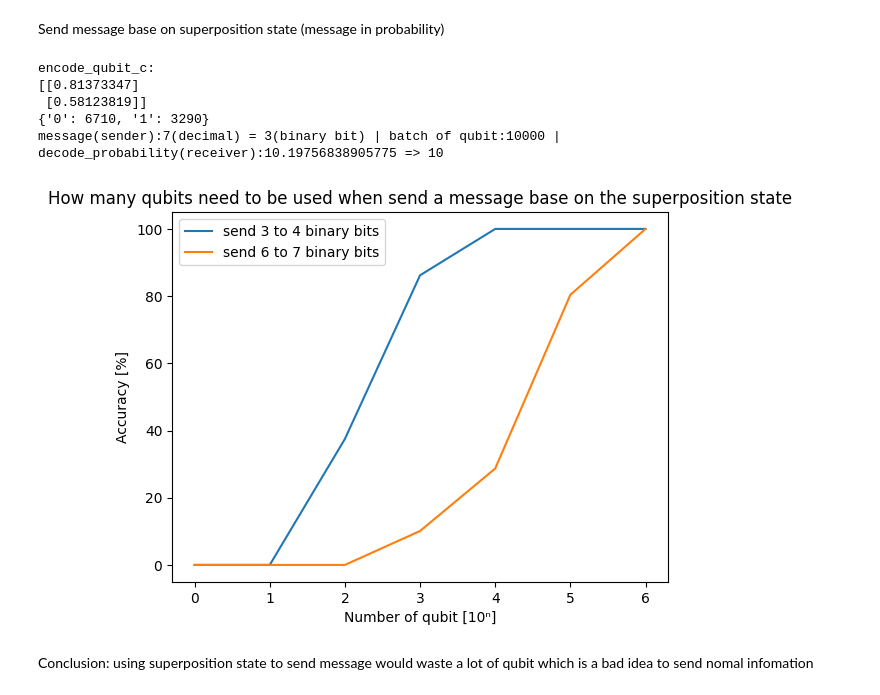
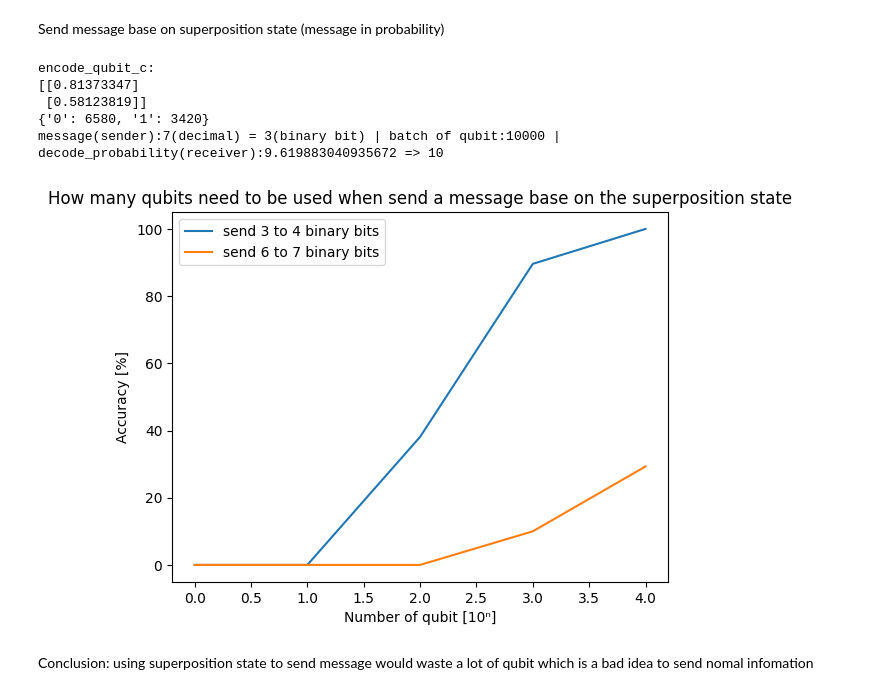
Before and after one commit to ChuhanZhou/Quantum_Teleportation_Simulation, a Jupyter notebook: demo.ipynb, the cells around one changed output. Drawn from its saved outputs; the diff is of its cells as text; code cells hidden in the pictures.

```diff
--- a/demo.ipynb
+++ b/demo.ipynb
@@ -13,7 +13,7 @@ Send message base on pure state (classic prototype: use state vector)
 state_ab = "00"
 
 #Alice set message in qubit_c state (0 or 1)
-qubit_c = np.array([[0.6],[0.8]])
+qubit_c = qubits.get_qubit(0.6,0.8)
 
 #Alice do bell measurement on qubit_c and qubit_a to build entangled relationship
 #and this operation change the state of qubit_b base on qubit_c at the same time
@@ -91,8 +91,8 @@ batch_n = 10 ** 4
 state_ab = "00"
 message = 7
 decode_key = 5
-qubit_c = qubits.normalization(np.array([[message],
-                                         [decode_key]]))
+qubit_c = qubits.get_qubit(message,decode_key)
+
 receive = {"0":0,"1":0}
 print("encode_qubit_c:\n{}".format(qubit_c))
 
@@ -109,12 +109,11 @@ print("message(sender):{}(decimal) = {}(binary bit) | batch of qubit:{} | decode
 encode_qubit_c:
 [[0.81373347]
  [0.58123819]]
-{'0': 6710, '1': 3290}
-message(sender):7(decimal) = 3(binary bit) | batch of qubit:10000 | decode_probability(receiver):10.19756838905775 => 10
+{'0': 6580, '1': 3420}
+message(sender):7(decimal) = 3(binary bit) | batch of qubit:10000 | decode_probability(receiver):9.619883040935672 => 10
 # %%
 def test_message_in_superposition_state(message=1,decode_key=1,index_test_n = 1000,index_list = range(0, 7),thread_number=8,state_ab="00"):
-    qubit_c = qubits.normalization(np.array([[message],
-                                             [decode_key]]))
+    qubit_c = qubits.get_qubit(message,decode_key)
     qubit_b, state_ca = bell_state.teleportation(qubit_c, state_ab)
     qubit_b = bell_state.unitary_operation(qubit_b, 0, state_ca, state_ab)
 
@@ -131,7 +130,7 @@ def test_message_in_superposition_state(message=1,decode_key=1,index_test_n = 10
                 submit_n = int(index_test_n / thread_n)
             else:
                 submit_n = index_test_n - submit_total
-            task = Process(target=jupyter_function.multi_thread_measurement,
+            task = Process(target=main.multi_thread_measurement,
                            args=[submit_n, message, i, qubit_b, decode_key, result_queue])
             task.start()
             task_list.append(task)
@@ -147,19 +146,20 @@ def test_message_in_superposition_state(message=1,decode_key=1,index_test_n = 10
         accuracy_list.append(accuracy)
     return accuracy_list
 # %%
-thread_number = 40
-accuracy_3_4 = test_message_in_superposition_state(message = 9,decode_key = 5,index_test_n = 1000,index_list = range(0, 7),thread_number=thread_number)
-accuracy_6_7 = test_message_in_superposition_state(message = 99,decode_key = 50,index_test_n = 1000,index_list = range(0, 7),thread_number=thread_number)
+thread_number = 8
+index_list = range(0, 5)
+accuracy_3_4 = test_message_in_superposition_state(message = 9,decode_key = 5,index_test_n = 1000,index_list = index_list,thread_number=thread_number)
+accuracy_6_7 = test_message_in_superposition_state(message = 99,decode_key = 50,index_test_n = 1000,index_list = index_list,thread_number=thread_number)
 # %%
-plt.plot(range(0, 7), np.array(accuracy_3_4)*100, label="send 3 to 4 binary bits")
-plt.plot(range(0, 7), np.array(accuracy_6_7)*100, label="send 6 to 7 binary bits")
+plt.plot(index_list, np.array(accuracy_3_4)*100, label="send 3 to 4 binary bits")
+plt.plot(index_list, np.array(accuracy_6_7)*100, label="send 6 to 7 binary bits")
 plt.ylabel("Accuracy [%]")
 plt.xlabel("Number of qubit [10ⁿ]")
 plt.title("How many qubits need to be used when send a message base on the superposition state")
 plt.legend()
 plt.show()
 # %% [output]
-[figure, old version]
+[figure, new version]
 # %% [markdown]
 Conclusion: using superposition state to send message would waste a lot of qubit which is a bad idea to send nomal infomation
 # %% [markdown]
```
Also changed, not shown: parts of 9 cells of this notebook, 9 other files.
